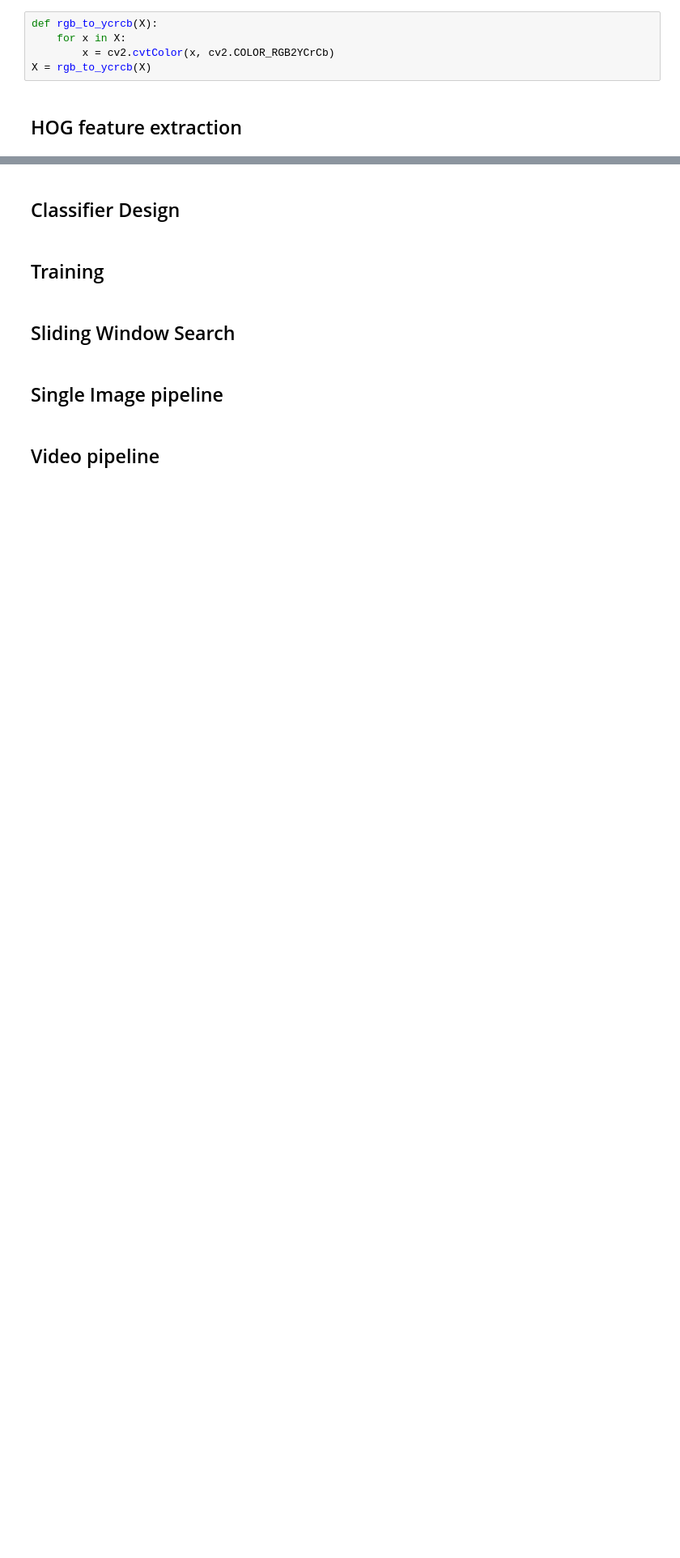
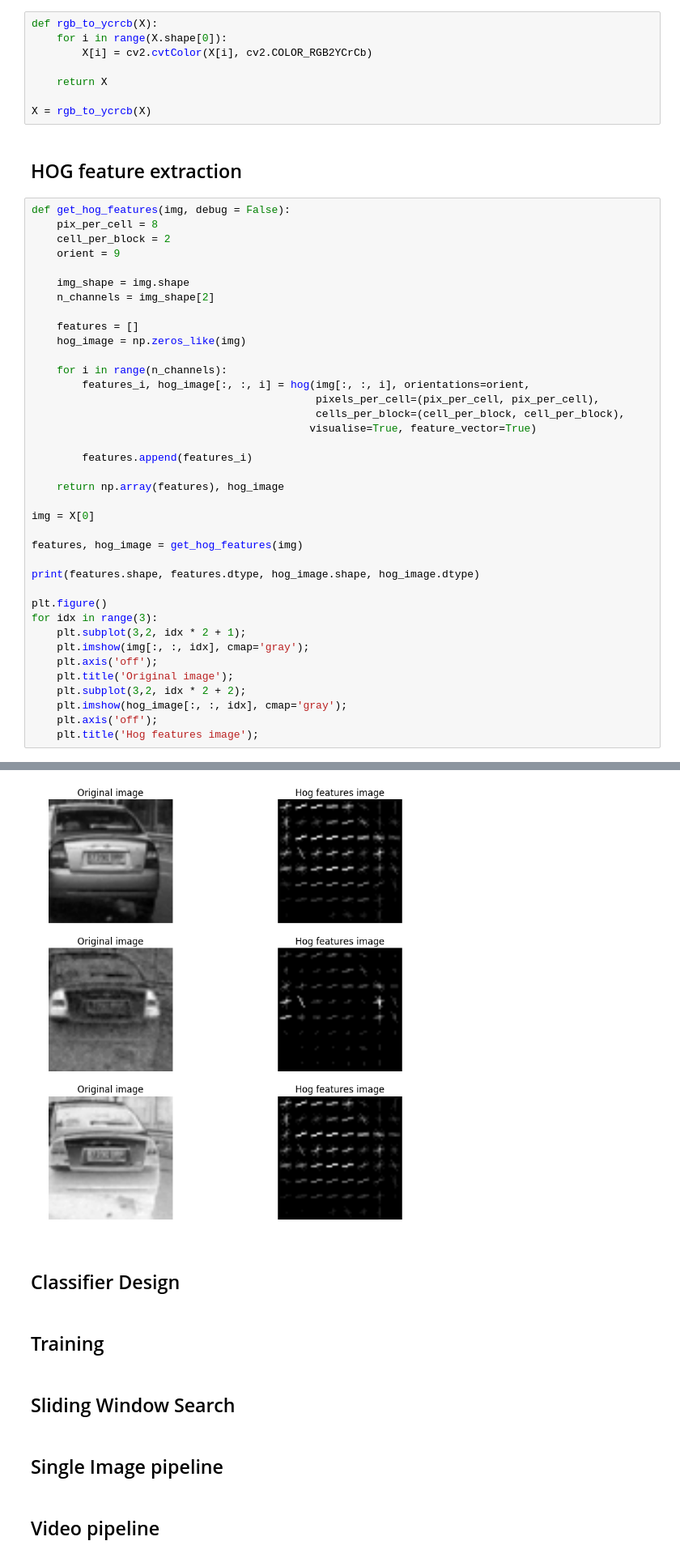
Before and after one commit to carlosgalvezp/Udacity-Self-Driving-Car-Nanodegree, a Jupyter notebook: term1/projects/p5-vehicle-detection/p5-vehicle-detection.ipynb, the cells around one changed output, grey strips where cells are left out. Shown: that part at 81% size. Saved outputs shown, nothing was run; the diff lists cells and outputs as text; blank space fills up the shorter version.

```diff
--- a/term1/projects/p5-vehicle-detection/p5-vehicle-detection.ipynb
+++ b/term1/projects/p5-vehicle-detection/p5-vehicle-detection.ipynb
@@ -127,8 +127,50 @@ plt.axis('off');
 ## Data preprocessing
 # %%
 def rgb_to_ycrcb(X):
-    for x in X:
-        x = cv2.cvtColor(x, cv2.COLOR_RGB2YCrCb)
+    for i in range(X.shape[0]):
+        X[i] = cv2.cvtColor(X[i], cv2.COLOR_RGB2YCrCb)
+
+    return X
+
 X = rgb_to_ycrcb(X)
 # %% [markdown]
 ## HOG feature extraction
+# %%
+def get_hog_features(img, debug = False):
+    pix_per_cell = 8
+    cell_per_block = 2
+    orient = 9
+
+    img_shape = img.shape
+    n_channels = img_shape[2]
+
+    features = []
+    hog_image = np.zeros_like(img)
+
+    for i in range(n_channels):
+        features_i, hog_image[:, :, i] = hog(img[:, :, i], orientations=orient,
+                                             pixels_per_cell=(pix_per_cell, pix_per_cell),
+                                             cells_per_block=(cell_per_block, cell_per_block),
+                                            visualise=True, feature_vector=True)
+
+        features.append(features_i)
+
+    return np.array(features), hog_image
+
+img = X[0]
+
+features, hog_image = get_hog_features(img)
+
+print(features.shape, features.dtype, hog_image.shape, hog_image.dtype)
+
+plt.figure()
+for idx in range(3):
+    plt.subplot(3,2, idx * 2 + 1);
+    plt.imshow(img[:, :, idx], cmap='gray');
+    plt.axis('off');
+    plt.title('Original image');
+    plt.subplot(3,2, idx * 2 + 2);
+    plt.imshow(hog_image[:, :, idx], cmap='gray');
+    plt.axis('off');
+    plt.title('Hog features image');
+# %% [output]
@@ -135,3 +178,4 @@ X = rgb_to_ycrcb(X)
+[figure, added]
 # %% [markdown]
 ## Classifier Design
 # %% [markdown]
```
Also changed, not shown: parts of 1 cell of this notebook.
